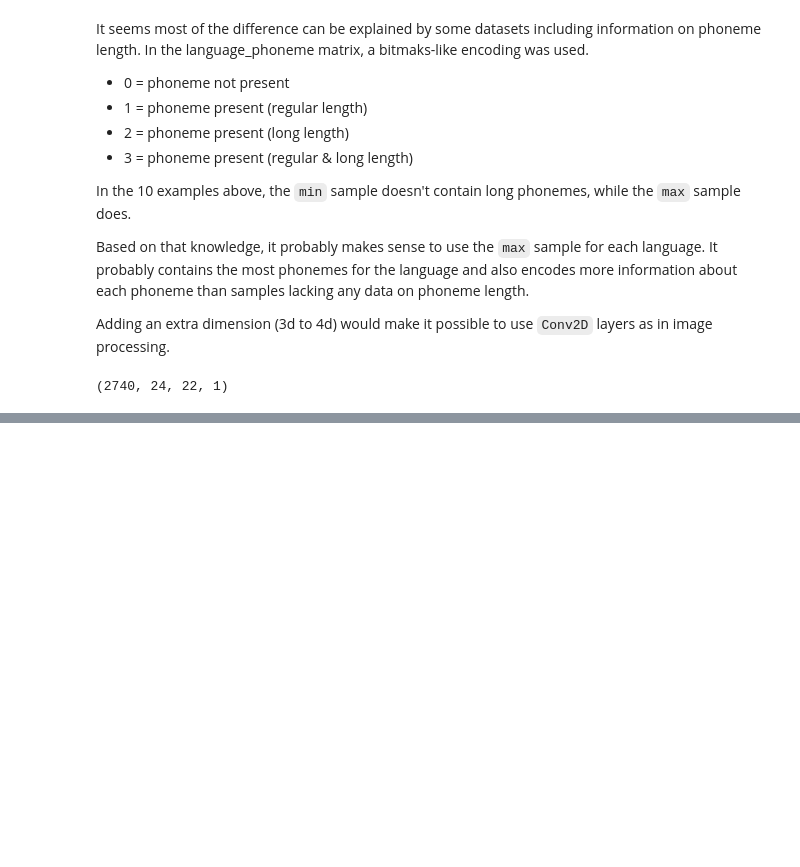
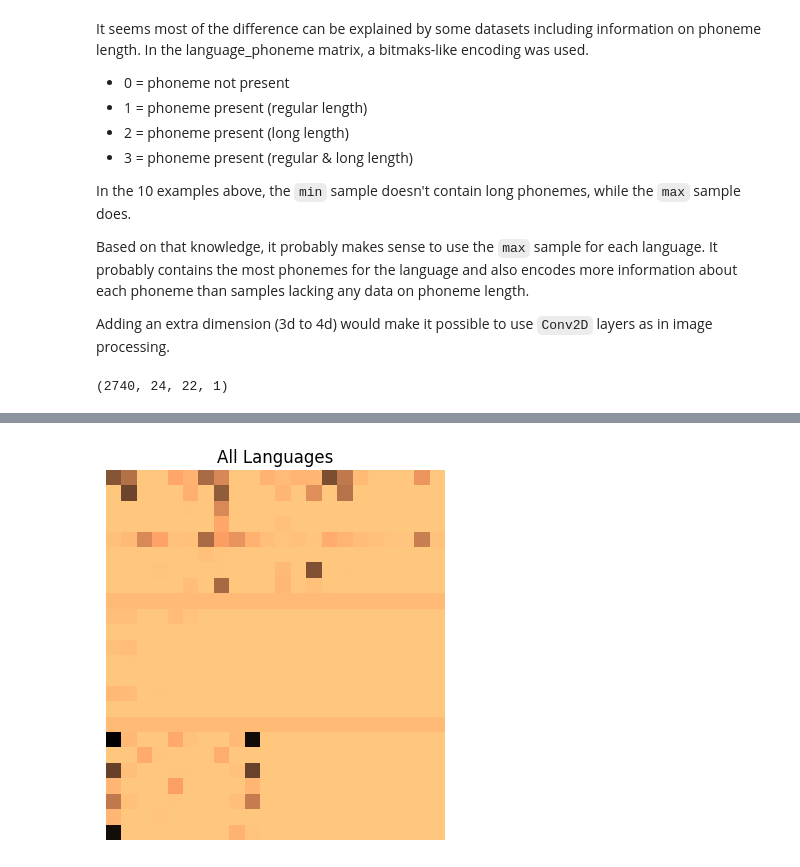
Before and after one commit to Pappa/conlanger, a Jupyter notebook: notebooks/language_phoneme_analysis.ipynb, the cells around one changed output, grey strips where cells are left out. Saved outputs shown, nothing was run; the diff lists cells and outputs as text; code cells hidden in the pictures; blank space fills up the shorter version.

```diff
--- a/notebooks/language_phoneme_analysis.ipynb
+++ b/notebooks/language_phoneme_analysis.ipynb
@@ -164,0 +183,13 @@ np.save("./data/language_phonemes_selected.npy", language_phonemes_selected)
+# %%
+# what does the sum of all languages look like?
+
+fig = plt.imshow(
+    np.sum(language_phonemes_selected, axis=0),
+    cmap=plt.get_cmap("copper_r"),
+)
+plt.axis("off")
+plt.title("All Languages")
+plt.savefig("./images/all_languages.png")
+plt.show()
+# %% [output]
+[figure, added]
```
Also changed, not shown: parts of 5 cells of this notebook, 6 other files.
